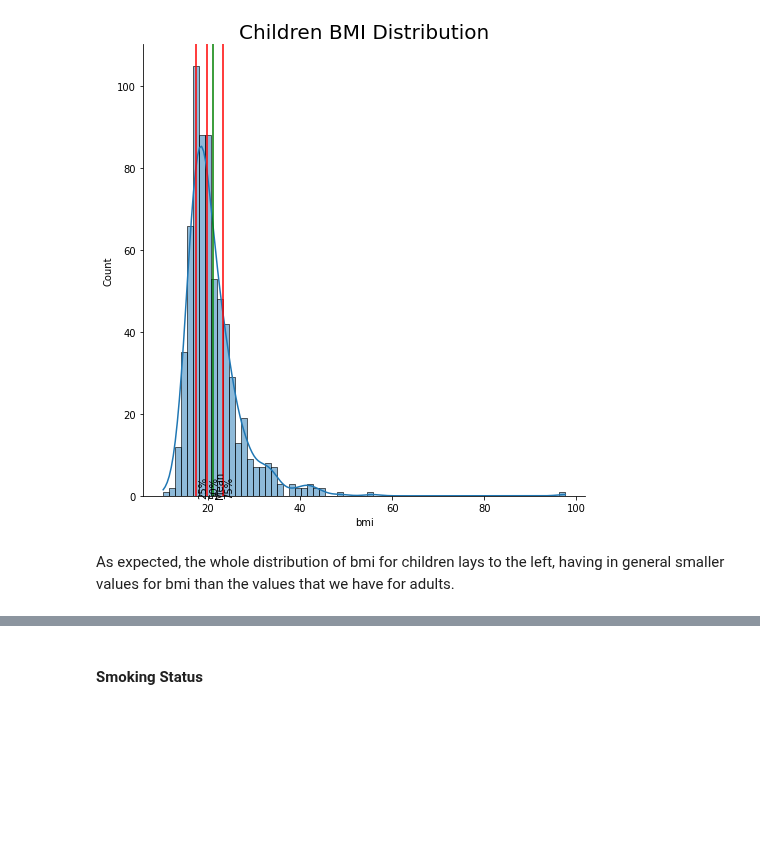
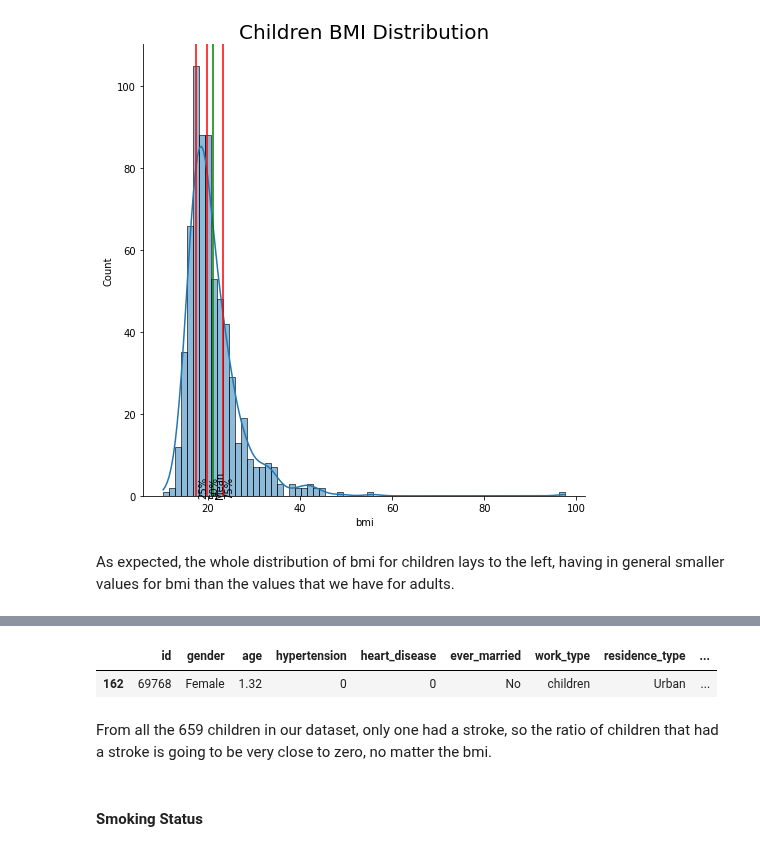
Before and after one commit to bori00/Stroke-Predictor, a Jupyter notebook: Stroke_Predictor.ipynb, the cells around one changed output, grey strips where cells are left out. Cells and saved outputs as stored; diff of their text form; code cells hidden in the pictures; blank space fills up the shorter version.

Commit message:
Changed ratio of children having a stroke explanation

```diff
--- a/Stroke_Predictor.ipynb
+++ b/Stroke_Predictor.ipynb
@@ -655,3 +650,10 @@ plot_continuous_variable_stroke_ratio(children_only_df, "bmi", 6, "The ratio of
+# %%
+children_only_df[children_only_df.stroke == 1]
+# %% [output]
+|  | id | gender | age | hypertension | heart_disease | ever_married | work_type | residence_type | ... |
+| 162 | 69768 | Female | 1.32 | 0 | 0 | No | children | Urban | ... |
+# %% [markdown]
+From all the 659 children in our dataset, only one had a stroke, so the ratio of children that had a stroke is going to be very close to zero, no matter the bmi.
 # %% [markdown]
 #### Smoking Status
 # %% [markdown]
```
Also changed, not shown: parts of 53 cells of this notebook.
